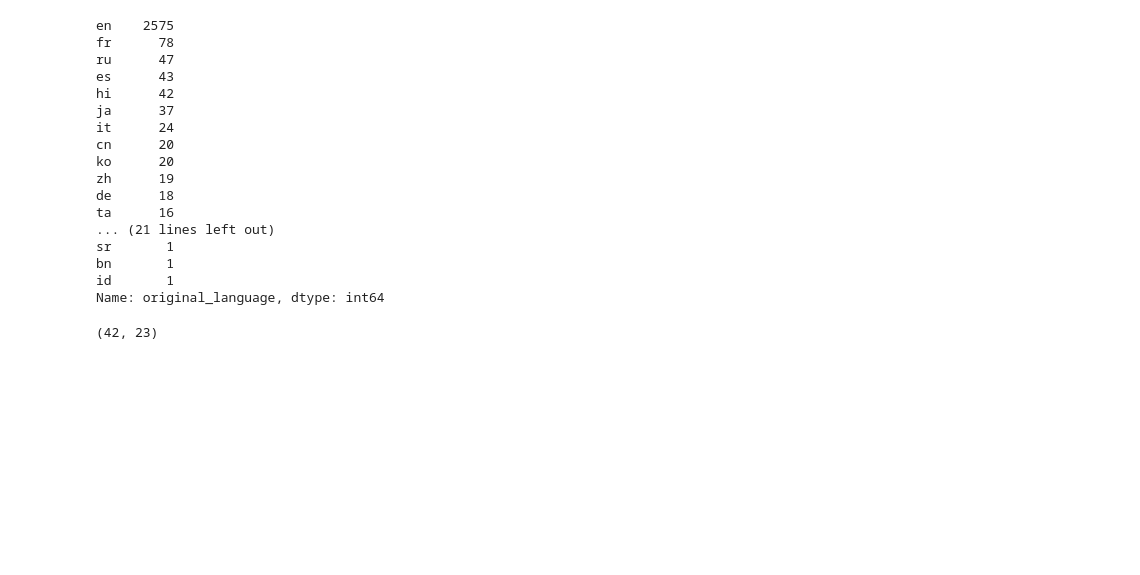
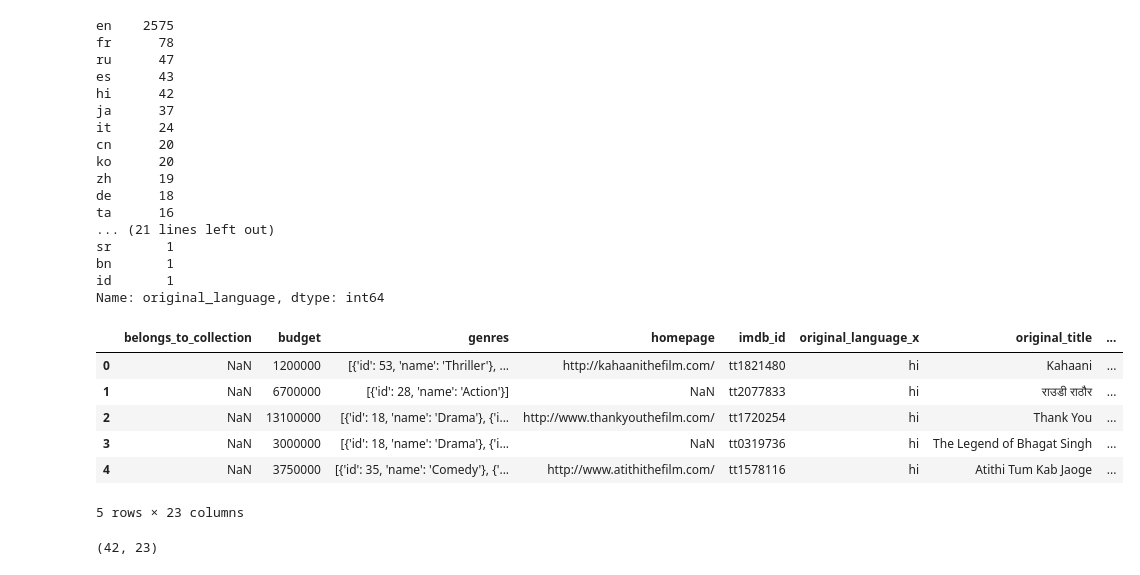
Before and after one commit to Shambhurajdesai/basics, a Jupyter notebook: some_basic_methods_of_wrangling.ipynb, the cells around one changed output. Saved outputs shown, nothing was run; the diff lists cells and outputs as text; code cells hidden in the pictures; blank space fills up the shorter version.

```diff
--- a/some_basic_methods_of_wrangling.ipynb
+++ b/some_basic_methods_of_wrangling.ipynb
@@ -204,6 +204,15 @@ hindi_movies = df[df['original_language']=='hi']
 long_HI_movies = df.loc[df['runtime']>100, ['imdb_id','original_language']]
 # %%
 merge_IJ_HI = pd.merge(hindi_movies,long_HI_movies,how ='inner',left_on='imdb_id',right_on='imdb_id')
+merge_IJ_HI.head(5)
+# %% [output]
+|  | belongs_to_collection | budget | genres | homepage | imdb_id | original_language_x | original_title | ... |
+| 0 | NaN | 1200000 | [{'id': 53, 'name': 'Thriller'}, ... | http://kahaanithefilm.com/ | tt1821480 | hi | Kahaani | ... |
+| 1 | NaN | 6700000 | [{'id': 28, 'name': 'Action'}] | NaN | tt2077833 | hi | राउडी राठौर | ... |
+| 2 | NaN | 13100000 | [{'id': 18, 'name': 'Drama'}, {'i... | http://www.thankyouthefilm.com/ | tt1720254 | hi | Thank You | ... |
+| 3 | NaN | 3000000 | [{'id': 18, 'name': 'Drama'}, {'i... | NaN | tt0319736 | hi | The Legend of Bhagat Singh | ... |
+| 4 | NaN | 3750000 | [{'id': 35, 'name': 'Comedy'}, {'... | http://www.atithithefilm.com/ | tt1578116 | hi | Atithi Tum Kab Jaoge | ... |
+5 rows × 23 columns
 # %%
 merge_IJ_HI.shape
 # %% [output]
```
Also changed, not shown: parts of 10 cells of this notebook.
